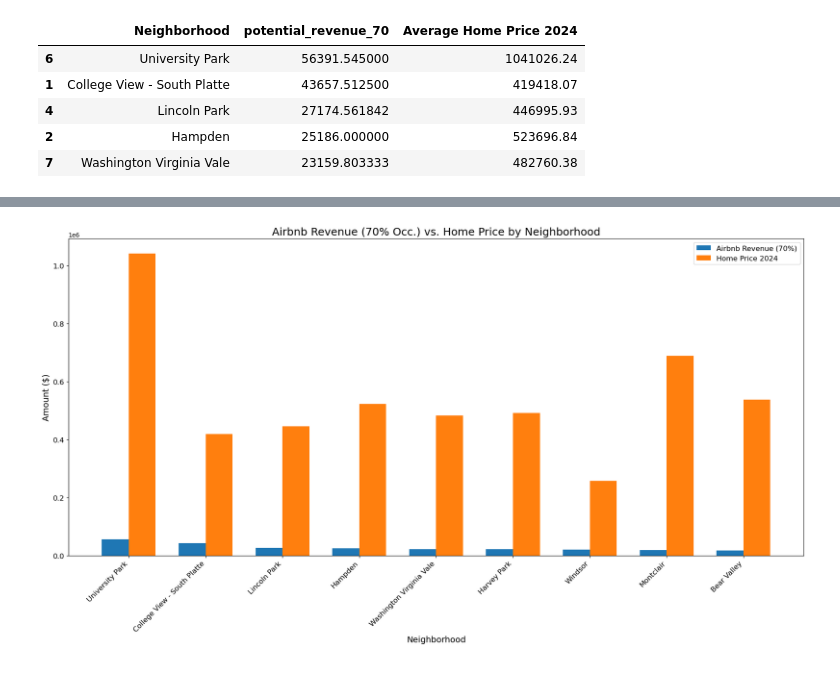
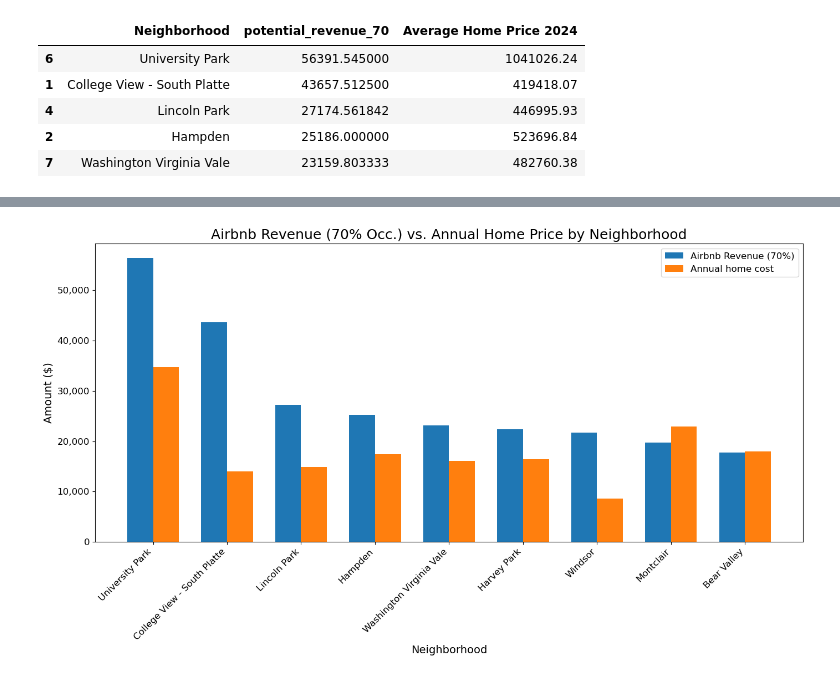
Before and after one commit to kanchanratan1980/Project-5_Group-3, a Jupyter notebook: airbnb.ipynb, the cells around one changed output, grey strips where cells are left out. Saved outputs shown, nothing was run; the diff lists cells and outputs as text; code cells hidden in the pictures.

```diff
--- a/airbnb.ipynb
+++ b/airbnb.ipynb
@@ -360,3 +391,7 @@ combined_df.head()
 | 4 | Lincoln Park | 27174.561842 | 446995.93 |
 | 2 | Hampden | 25186.000000 | 523696.84 |
 | 7 | Washington Virginia Vale | 23159.803333 | 482760.38 |
+# %%
+# Housing cost annualy assuming 36 mo lease
+combined_df["Annual housing cost"] = (combined_df["Average Home Price 2024"] / 30).round(2)
+combined_df
@@ -363,23 +409,26 @@ combined_df.head()
 # %%
 x = np.arange(len(combined_df))
 width = 0.35
 
-fig, ax = plt.subplots(figsize=(18, 10))
+fig, ax = plt.subplots(figsize=(14, 8))
 
 bar1 = ax.bar(x - width/2, combined_df["potential_revenue_70"], width, label="Airbnb Revenue (70%)")
-bar2 = ax.bar(x + width/2, combined_df["Average Home Price 2024"], width, label="Home Price 2024")
+bar2 = ax.bar(x + width/2, combined_df["Annual housing cost"], width, label="Annual home cost")
 
 ax.set_xlabel("Neighborhood", fontsize=14)
 ax.set_ylabel("Amount ($)", fontsize=14)
-ax.set_title("Airbnb Revenue (70% Occ.) vs. Home Price by Neighborhood", fontsize=18)
+ax.set_title("Airbnb Revenue (70% Occ.) vs. Annual Home Price by Neighborhood", fontsize=18)
 ax.set_xticks(x)
 ax.set_xticklabels(combined_df["Neighborhood"], rotation=45, ha='right', fontsize=12)
 ax.legend(fontsize=12)
 ax.tick_params(axis='y', labelsize=12)
+ax = plt.gca()
+ax.yaxis.set_major_formatter(ticker.StrMethodFormatter('{x:,.0f}'))
+
 
 plt.tight_layout()
 
 plt.savefig('graphs/revenue_v_home_price.png')
 plt.show()
 # %% [output]
-[figure, old version]
+[figure, new version]
```
Also changed, not shown: parts of 10 cells of this notebook, 5 other files.
